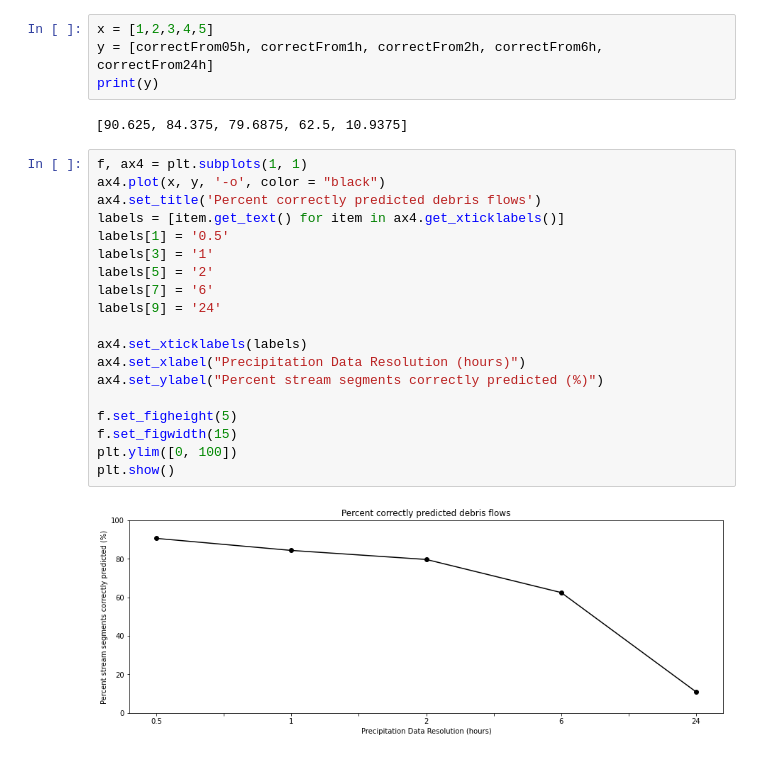
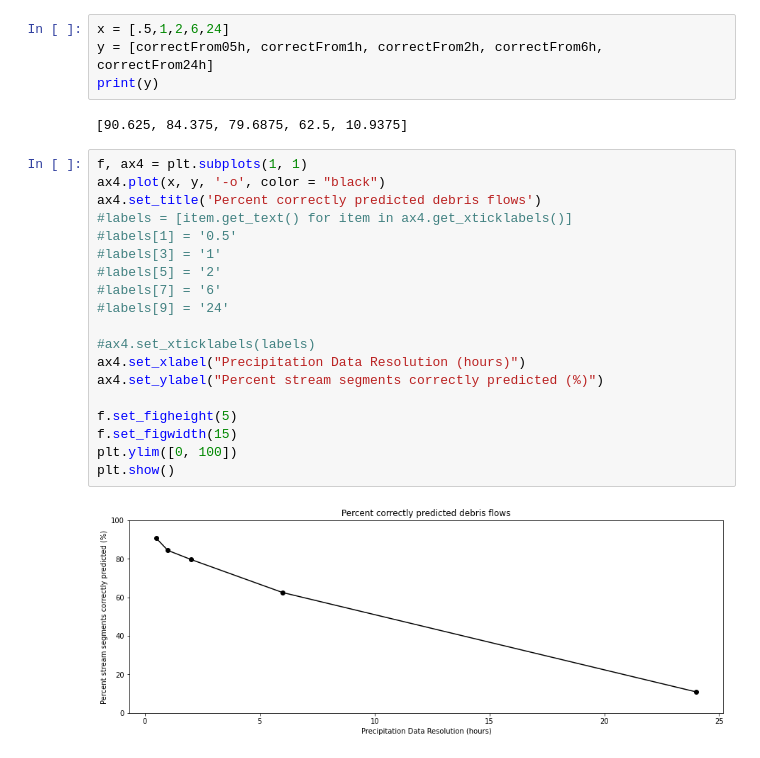
Before and after one commit to slundell123/DHSVM-for-CSDMS, a Jupyter notebook: dimensionlessDischargeModel/graphs.ipynb, the cells around one changed output. Saved outputs shown, nothing was run; the diff lists cells and outputs as text.

Commit message:
Updating percent correct graph

```diff
--- a/dimensionlessDischargeModel/graphs.ipynb
+++ b/dimensionlessDischargeModel/graphs.ipynb
@@ -613,7 +613,7 @@ correctFrom6h = findCorrectDebrisPredictions(output6h[2])
 # %%
 correctFrom24h = findCorrectDebrisPredictions(output24h[2])
 # %%
-x = [1,2,3,4,5]
+x = [.5,1,2,6,24]
 y = [correctFrom05h, correctFrom1h, correctFrom2h, correctFrom6h, correctFrom24h]
 print(y)
 # %% [output]
@@ -621,21 +621,21 @@ print(y)
 # %%
 f, ax4 = plt.subplots(1, 1)
 ax4.plot(x, y, '-o', color = "black")
 ax4.set_title('Percent correctly predicted debris flows')
-labels = [item.get_text() for item in ax4.get_xticklabels()]
-labels[1] = '0.5'
-labels[3] = '1'
-labels[5] = '2'
-labels[7] = '6'
-labels[9] = '24'
+#labels = [item.get_text() for item in ax4.get_xticklabels()]
+#labels[1] = '0.5'
+#labels[3] = '1'
+#labels[5] = '2'
+#labels[7] = '6'
+#labels[9] = '24'
 
-ax4.set_xticklabels(labels)
+#ax4.set_xticklabels(labels)
 ax4.set_xlabel("Precipitation Data Resolution (hours)")
 ax4.set_ylabel("Percent stream segments correctly predicted (%)")
 
 f.set_figheight(5)
 f.set_figwidth(15)
 plt.ylim([0, 100])
 plt.show()
 # %% [output]
-[figure, old version]
+[figure, new version]
```
